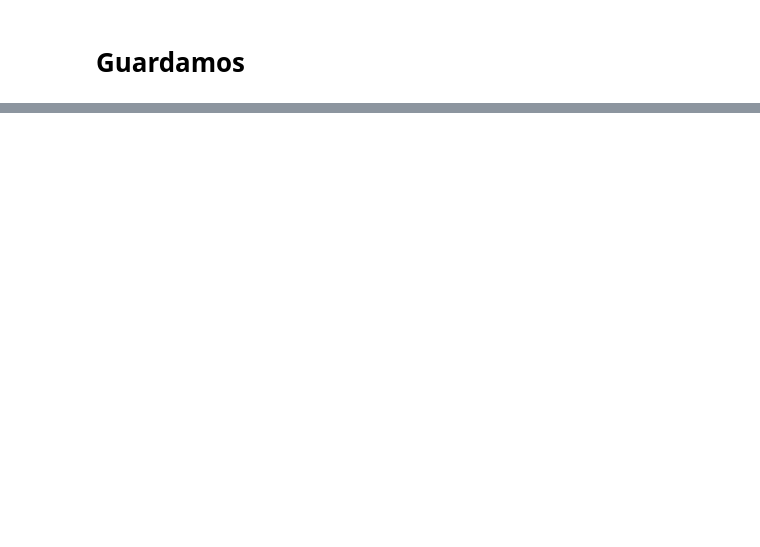
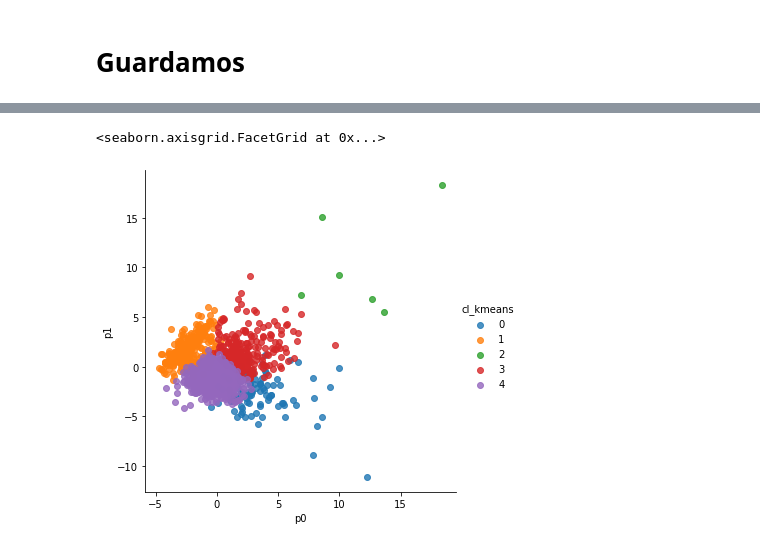
Before and after one commit to SPQR14/diplomado_cdd_2022, a Jupyter notebook: exams/examen_m3/SparkExam.ipynb, the cells around one changed output, grey strips where cells are left out. Drawn from its saved outputs; the diff is of its cells as text; code cells hidden in the pictures; blank space fills up the shorter version.

```diff
--- a/exams/examen_m3/SparkExam.ipynb
+++ b/exams/examen_m3/SparkExam.ipynb
@@ -219,0 +355,7 @@ f.write.format("csv").save("/Users/karla/Documents/Docs/Credit Cards Transaction
+# %%
+# K Means
+var_ = 'cl_kmeans'
+sns.lmplot(data=Xp_aux, x='p0', y='p1', fit_reg=False, hue=var_)
+# %% [output]
+<seaborn.axisgrid.FacetGrid at 0x...>
+[figure, added]
```
Also changed, not shown: parts of 52 cells of this notebook, 3 other files.
